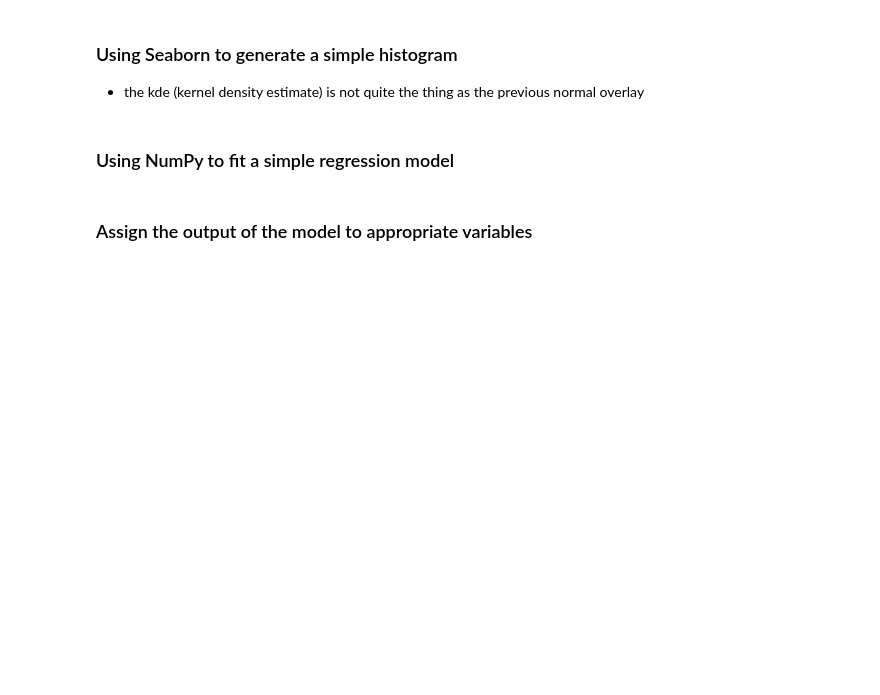
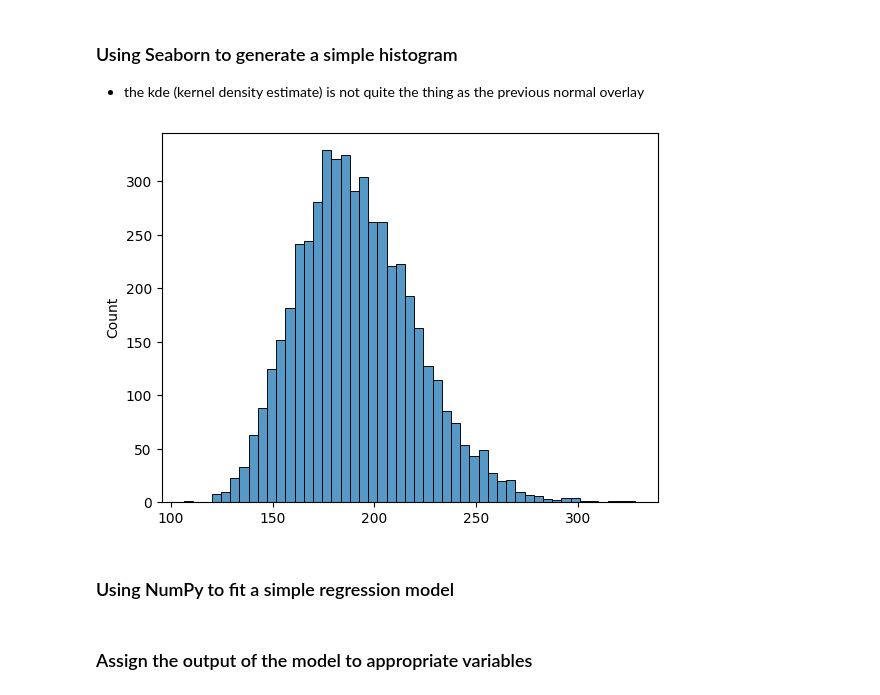
Before and after one commit to juberroc/OIM_7502_classwork, a Jupyter notebook: 04-basic_matplotlib.ipynb, the cells around one changed output. Cells and saved outputs as stored; diff of their text form; code cells hidden in the pictures; blank space fills up the shorter version.

```diff
--- a/04-basic_matplotlib.ipynb
+++ b/04-basic_matplotlib.ipynb
@@ -43,6 +97,12 @@ prices = list()
 # %% [markdown]
 ### Using Seaborn to generate a simple histogram
 * the kde (kernel density estimate) is not quite the thing as the previous normal overlay
+# %%
+import seaborn as sb
+
+sb.histplot(data);
+# %% [output]
+[figure, added]
 # %%
 ### Scatter Plots
 # %% [markdown]
```
Also changed, not shown: parts of 8 cells of this notebook, 1 other file.
